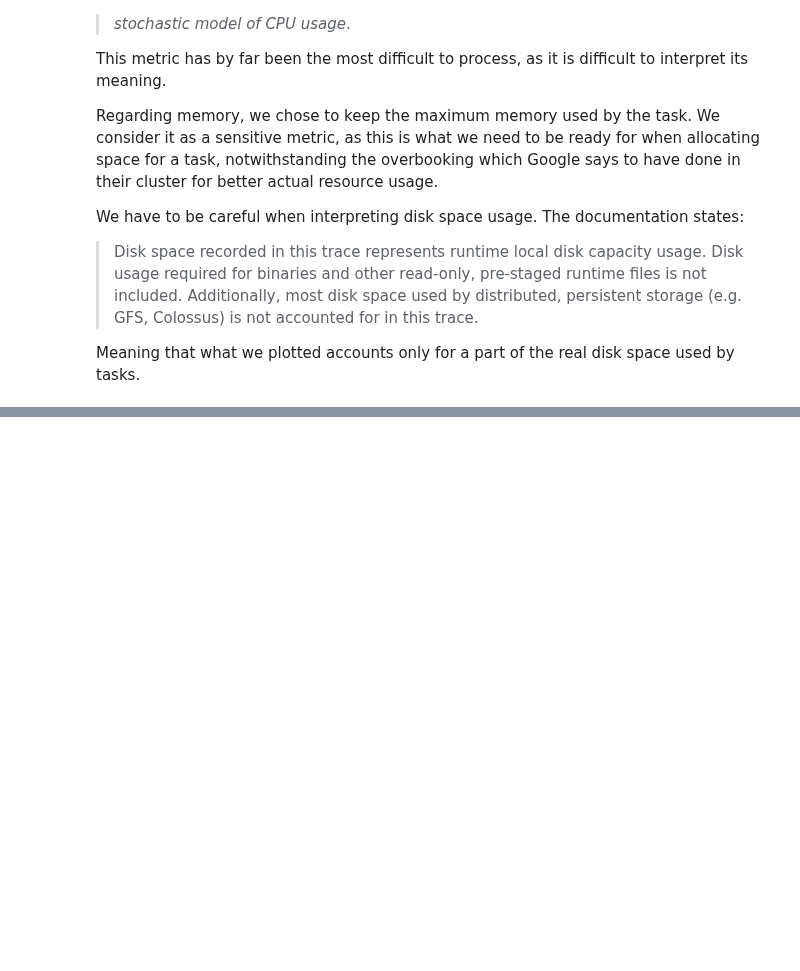
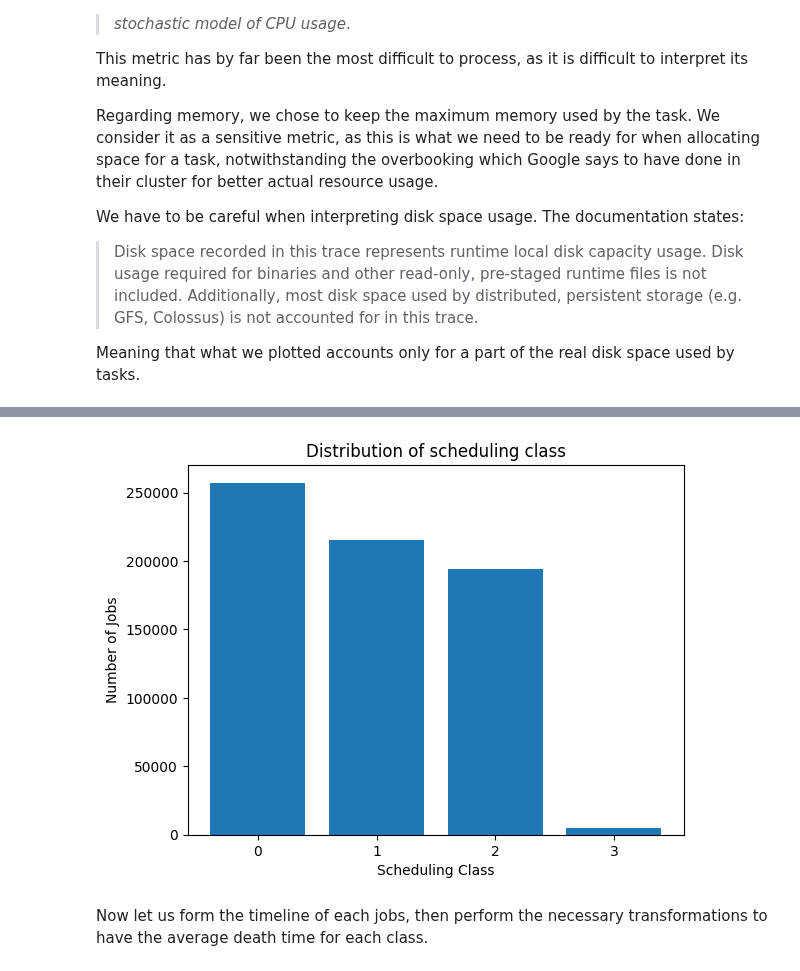
Before and after one commit to EltRnl/SparkProject, a Jupyter notebook: analysis.ipynb, the cells around one changed output, grey strips where cells are left out. Saved outputs shown, nothing was run; the diff lists cells and outputs as text; code cells hidden in the pictures; blank space fills up the shorter version.

```diff
--- a/analysis.ipynb
+++ b/analysis.ipynb
@@ -1066,0 +1231,24 @@ Meaning that what we plotted accounts only for a part of the real disk space use
+# %%
+distribution = None
+try :
+    distribution = job_scheduling_classes
+except NameError:
+    distribution = job_events \
+        .filter(lambda job_event: job_events_get['event type'](job_event) == 0) \
+        .map(lambda event: (job_events_get['job ID'](event), job_events_get['scheduling class'](event))) \
+        .distinct() \
+        .map(lambda job_class: (job_class[1], 1)) \
+        .reduceByKey(add) \
+        .collect()
+# %%
+classes, hist = zip(*distribution)
+classes = [str(e) for e in classes]
+plt.bar(classes, hist)
+plt.title("Distribution of scheduling class")
+plt.xlabel("Scheduling Class")
+plt.ylabel("Number of Jobs")
+plt.show()
+# %% [output]
+[figure, added]
+# %% [markdown]
+Now let us form the timeline of each jobs, then perform the necessary transformations to have the average death time for each class.
```
Also changed, not shown: parts of 63 cells of this notebook.
